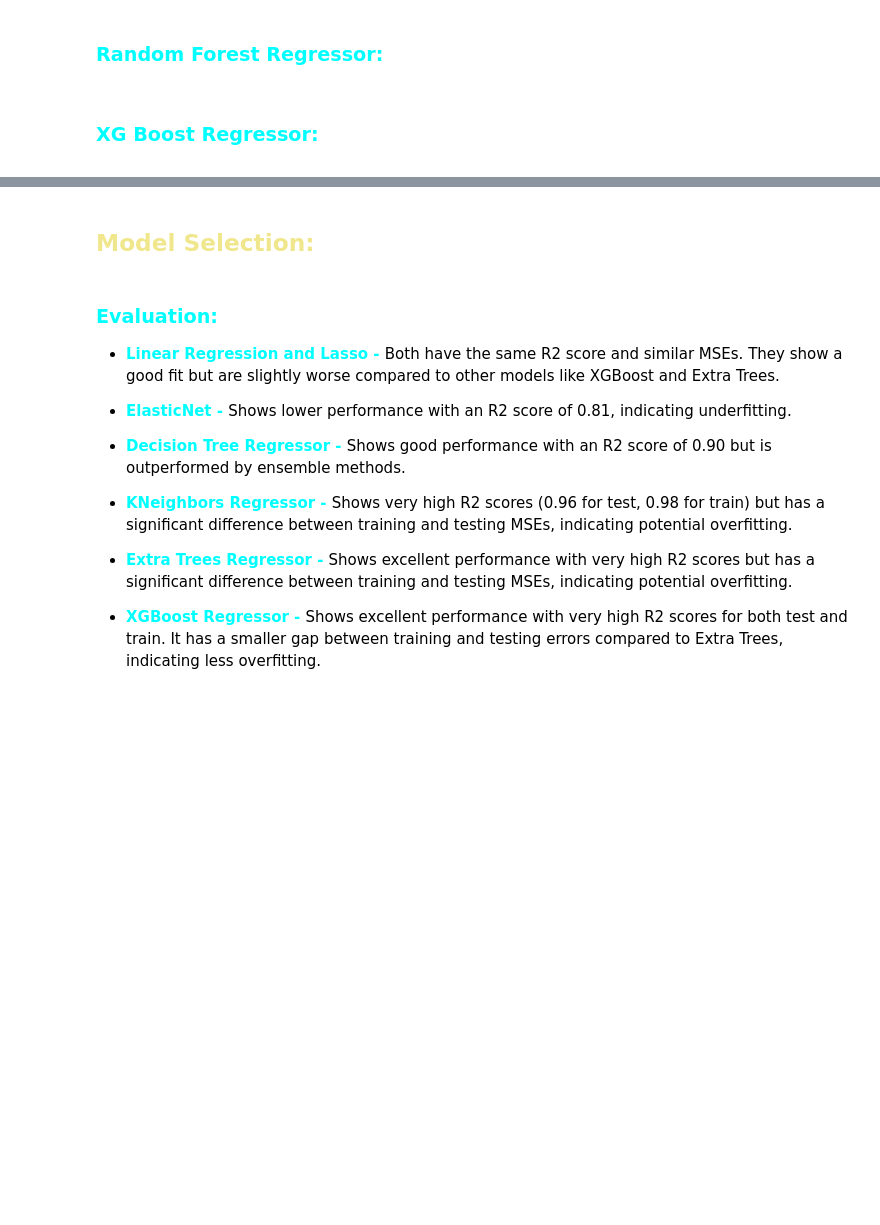
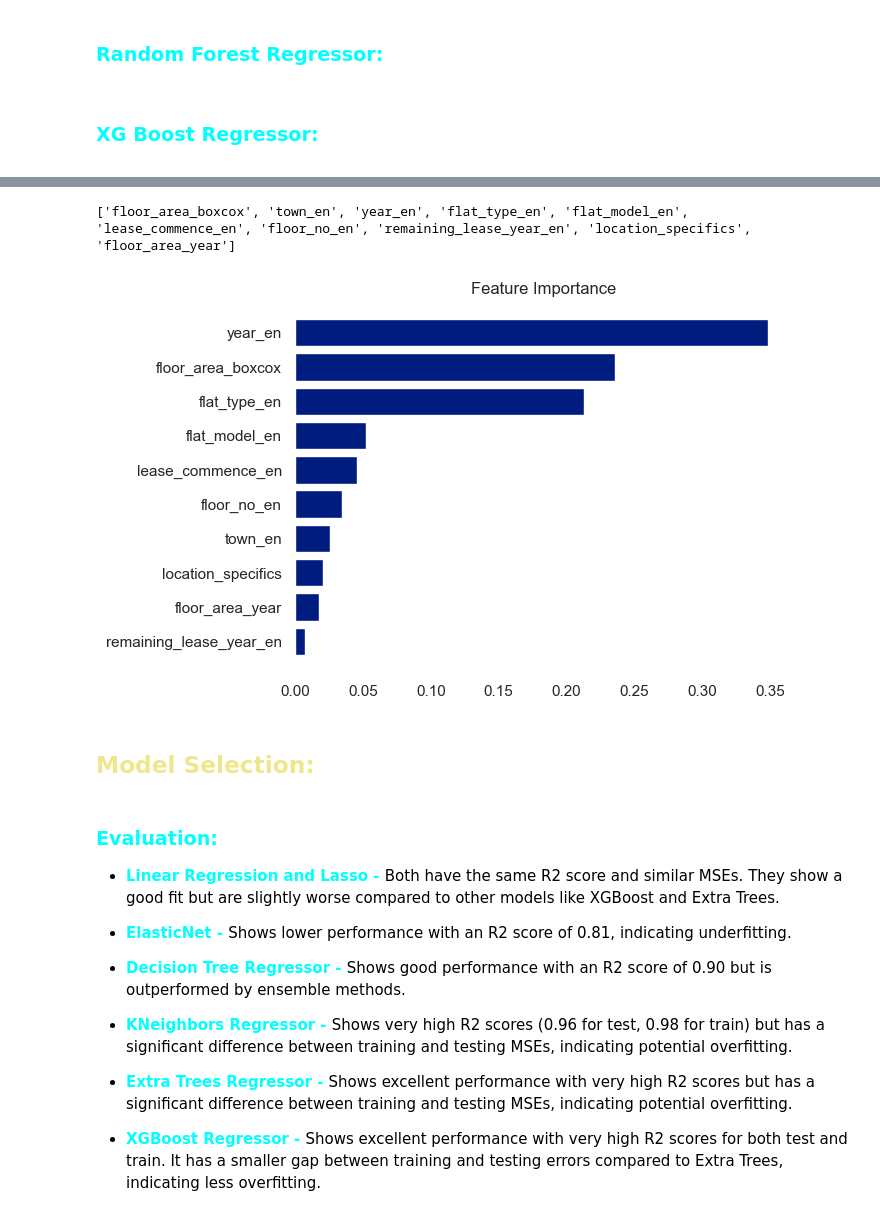
Before and after one commit to paranoid-nittix/Singapore-Resale-Flat-Prices-Predicting, a Jupyter notebook: preparing_for_modeling.ipynb, the cells around one changed output, grey strips where cells are left out. Drawn from its saved outputs; the diff is of its cells as text; code cells hidden in the pictures; blank space fills up the shorter version.

```diff
--- a/preparing_for_modeling.ipynb
+++ b/preparing_for_modeling.ipynb
@@ -290,6 +278,6 @@ Index(['resale_price_boxcox', 'floor_area_boxcox', 'town_en', 'year_en',
       dtype='object')
 # %%
-x_train, x_test, y_train, y_test = train_test_split(df1.drop(['resale_price_boxcox'], axis=1), df1[['resale_price_boxcox']].values.ravel(), test_size=0.2, random_state=42)
+x_train, x_test, y_train, y_test = train_test_split(df2.drop(['resale_price_boxcox','floors_en','age'], axis=1), df2[['resale_price_boxcox']].values.ravel(), test_size=0.2, random_state=42)
 # %% [markdown]
 ## <span style="color:Khaki;"> Scaling Data:</span>
 # %%
@@ -581,5 +587,5 @@ print('-'*50)
 # %%
-KNN_model = KNeighborsRegressor(n_neighbors=4)
+KNN_model = KNeighborsRegressor(n_neighbors=3)
 
 KNN_model.fit(x_train,y_train)
 
@@ -747,5 +753,25 @@ Train Explained Var  -- 0.97
 
 --------------------------------------------------
+# %%
+cols = list(df2.columns)
+cols = [col for col in cols if col not in ['resale_price_boxcox', 'floors_en','age']]
+print(cols)
+# %% [output]
+['floor_area_boxcox', 'town_en', 'year_en', 'flat_type_en', 'flat_model_en', 'lease_commence_en', 'floor_no_en', 'remaining_lease_year_en', 'location_specifics', 'floor_area_year']
+# %%
+# Assuming XGB_model is your trained model
+feature_importance = XGB_model.feature_importances_
+sorted_idx = np.argsort(feature_importance)
+pos = np.arange(sorted_idx.shape[0]) + 0.5
+
+# Use a list comprehension to get the sorted column names
+sorted_cols = [cols[i] for i in sorted_idx]
+plt.barh(pos, feature_importance[sorted_idx])
+plt.yticks(pos, sorted_cols)
+plt.title('Feature Importance')
+plt.show()
+# %% [output]
+[figure, added]
 # %%
 param_grid = {"max_depth":    [4, 5, 6],
               "n_estimators": [500, 600, 700],
```
Also changed, not shown: parts of 35 cells of this notebook, 6 other files.
